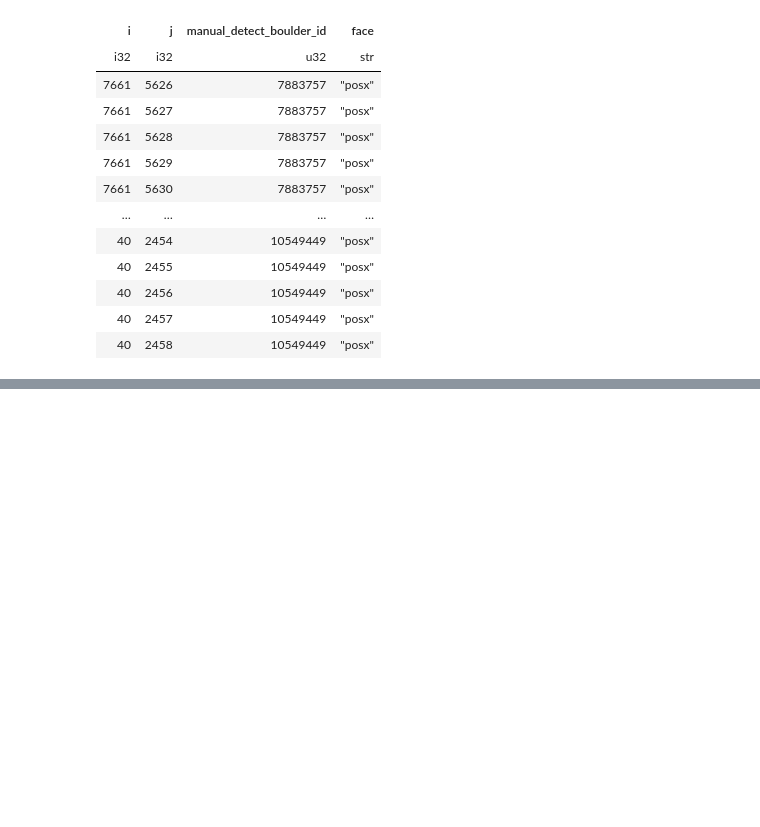
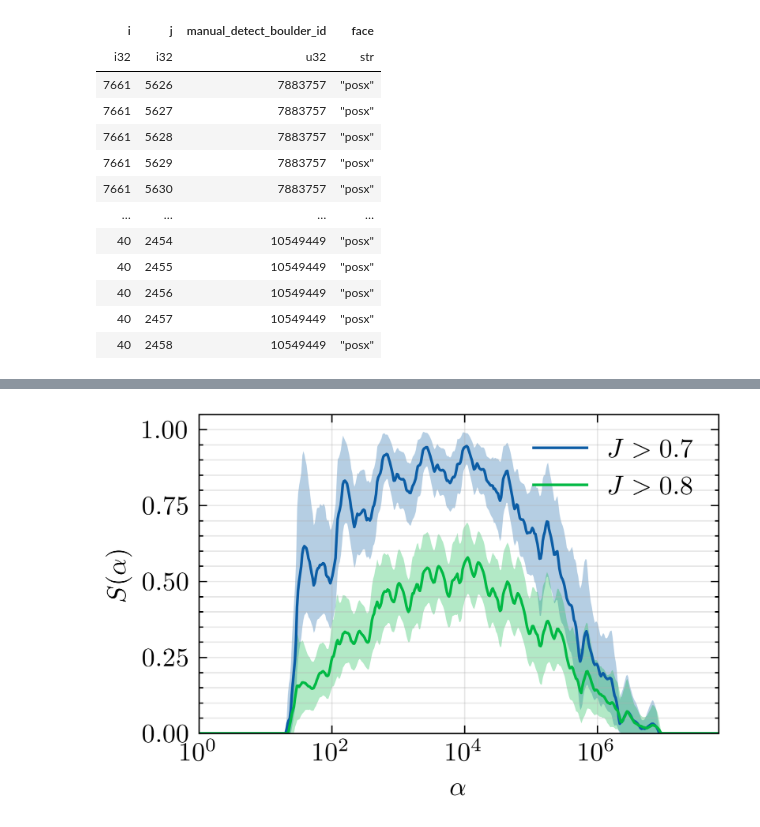
Before and after one commit to Joshua13764/QMAP, a Jupyter notebook: analysis/EstimatingS/bootstrap_kde_method.ipynb, the cells around one changed output, grey strips where cells are left out. Drawn from its saved outputs; the diff is of its cells as text; code cells hidden in the pictures; blank space fills up the shorter version.

```diff
--- a/analysis/EstimatingS/bootstrap_kde_method.ipynb
+++ b/analysis/EstimatingS/bootstrap_kde_method.ipynb
@@ -246,0 +253,56 @@ plt.show()
+# %%
+from joblib import Parallel, delayed
+
+# 200 for normal runs 5_000 for publication
+numb_bootstrap = 5_000
+plotting_alphas = np.geomspace(1, 2 ** (2 * 4) * 512**2, 500)
+
+def get_s_alpha_KDE(j_min: float,
+    alpha_inputs: np.ndarray,
+    bootstrap: bool = False,
+    bw_method: float = 0.1):
+    return 1 - np.prod([
+            1 - get_s_KDE(j_min, alpha_inputs / (2 ** (2 * 4 - 2 * i)), bootstrap, bw_method) for i in range(5)
+        ], axis=0)
+
+for c_code, j_min_plot in enumerate([0.7, 0.8]):
+
+    bootstrap_kde_data = np.array(
+        Parallel(n_jobs=-1, verbose = 1)(
+            delayed(get_s_alpha_KDE)(
+                j_min_plot,
+                plotting_alphas,
+                True,
+                "scott"
+            )
+            for _ in range(numb_bootstrap)
+        )
+    ).T
+
+    # Statistics
+    mean_pdf = bootstrap_kde_data.mean(axis=1)
+    lower = np.percentile(bootstrap_kde_data, 2.5, axis=1)
+    upper = np.percentile(bootstrap_kde_data, 97.5, axis=1)
+
+    # 95% confidence interval
+    plt.fill_between(
+        plotting_alphas, lower, upper,
+        alpha=0.3,
+        color= f"C{c_code}",
+        linewidth = 0
+    )
+
+    # Mean bootstrap KsDE
+    plt.plot(plotting_alphas, mean_pdf, label=rf"$J > {j_min_plot}$", c = f"C{c_code}")
+
+plt.xscale("log")
+# plt.yscale("log")
+plt.ylim(0, 1.05)
+plt.xlim(1, plotting_alphas.max())
+plt.xlabel(r"$\alpha$")
+plt.ylabel(r"$S(\alpha)$")
+plt.grid(True, which="both", alpha=0.3)
+plt.legend()
+plt.savefig("S_alpha_from_manual_detection.png")
+plt.show()
+# %% [output]
@@ -247,3 +325,4 @@ plt.show()
+[figure, added]
 # %%
 # import numpy as np
 # import matplotlib.pyplot as plt
```
Also changed, not shown: parts of 5 cells of this notebook, 2 other files.
